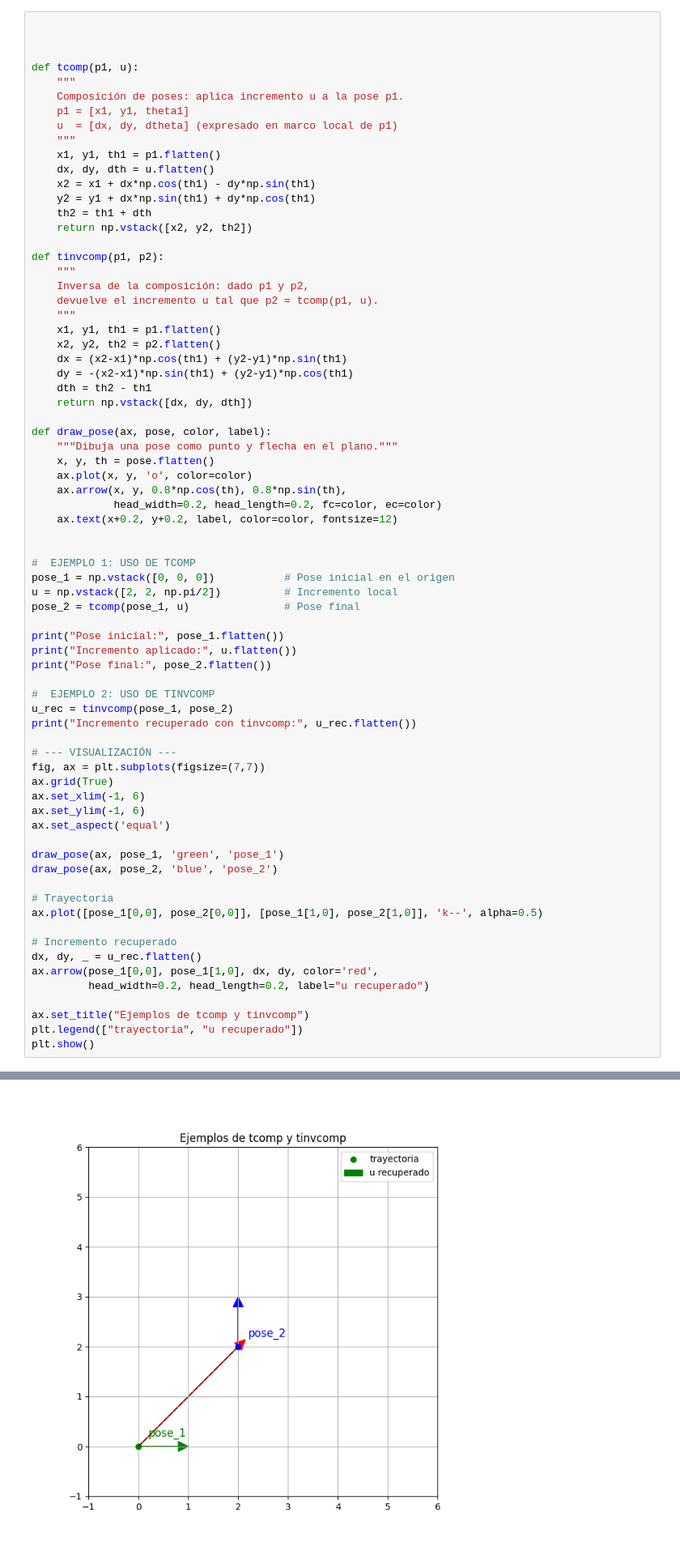
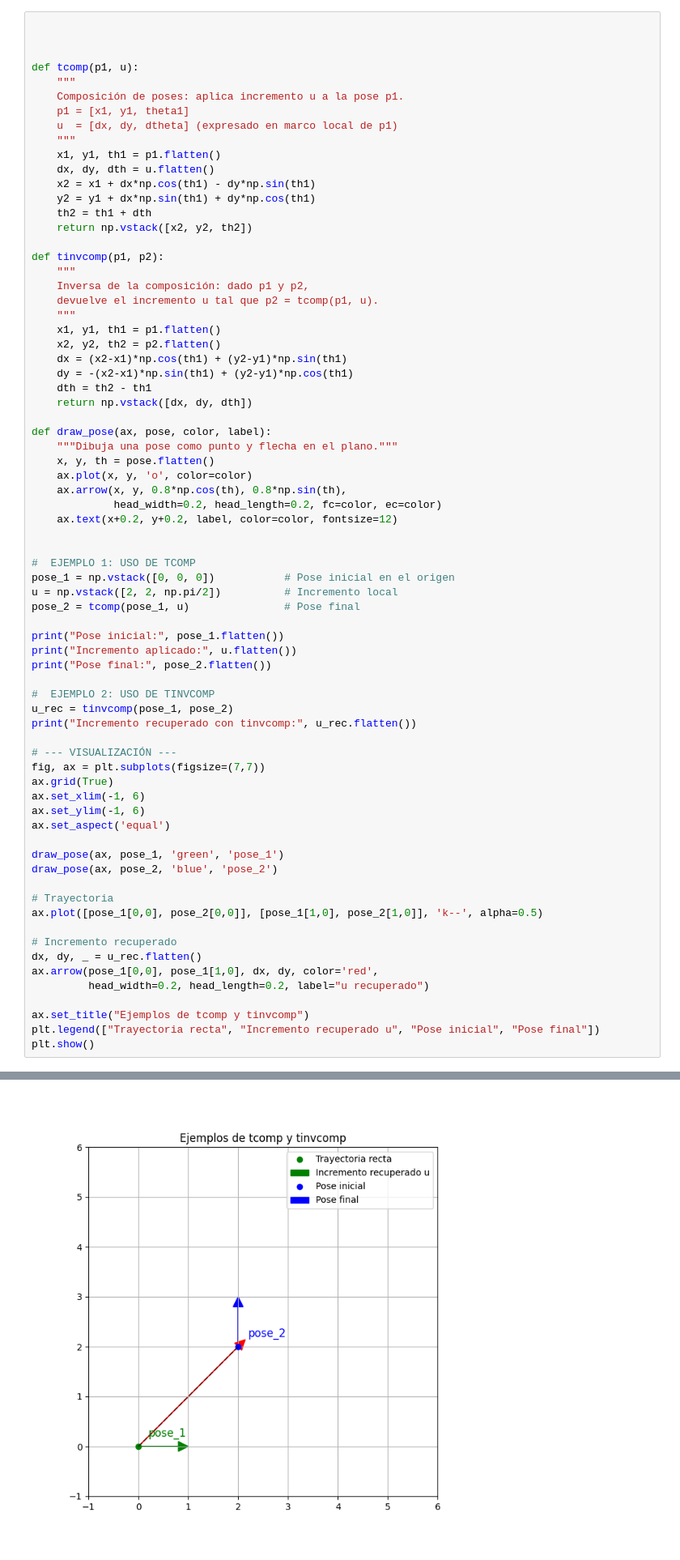
Before and after one commit to JuanEliasLaraSoto/DOBLE-GRADO-MATEMATICAS-INFORMATICA, a Jupyter notebook: ROBOTICA-PRACT/uma_robotics_2026/Chapter 03. Robot motion/3.1 Motion through pose composition.ipynb, the cells around one changed output, grey strips where cells are left out. Shown at 81% size. Cells and saved outputs as stored; diff of their text form.

```diff
--- a/ROBOTICA-PRACT/uma_robotics_2026/Chapter 03. Robot motion/3.1 Motion through pose composition.ipynb
+++ b/ROBOTICA-PRACT/uma_robotics_2026/Chapter 03. Robot motion/3.1 Motion through pose composition.ipynb
@@ -223,35 +224,35 @@ print("Pose final:", pose_2.flatten())
 
 #  EJEMPLO 2: USO DE TINVCOMP
 u_rec = tinvcomp(pose_1, pose_2)
 print("Incremento recuperado con tinvcomp:", u_rec.flatten())
 
 # --- VISUALIZACIÓN ---
 fig, ax = plt.subplots(figsize=(7,7))
 ax.grid(True)
 ax.set_xlim(-1, 6)
 ax.set_ylim(-1, 6)
 ax.set_aspect('equal')
 
 draw_pose(ax, pose_1, 'green', 'pose_1')
 draw_pose(ax, pose_2, 'blue', 'pose_2')
 
 # Trayectoria
 ax.plot([pose_1[0,0], pose_2[0,0]], [pose_1[1,0], pose_2[1,0]], 'k--', alpha=0.5)
 
 # Incremento recuperado
 dx, dy, _ = u_rec.flatten()
 ax.arrow(pose_1[0,0], pose_1[1,0], dx, dy, color='red',
          head_width=0.2, head_length=0.2, label="u recuperado")
 
 ax.set_title("Ejemplos de tcomp y tinvcomp")
-plt.legend(["trayectoria", "u recuperado"])
+plt.legend(["Trayectoria recta", "Incremento recuperado u", "Pose inicial", "Pose final"])
 plt.show()
 # %% [output]
 Pose inicial: [0 0 0]
 Incremento aplicado: [2.         2.         1.57079633]
 Pose final: [2.         2.         1.57079633]
 Incremento recuperado con tinvcomp: [2.         2.         1.57079633]
-[figure, old version]
+[figure, new version]
 # %% [markdown]
 <span style="color:green">***END OF OPTIONAL PART***</span>
 # %% [markdown]
```
Also changed, not shown: parts of 1 cell of this notebook.
